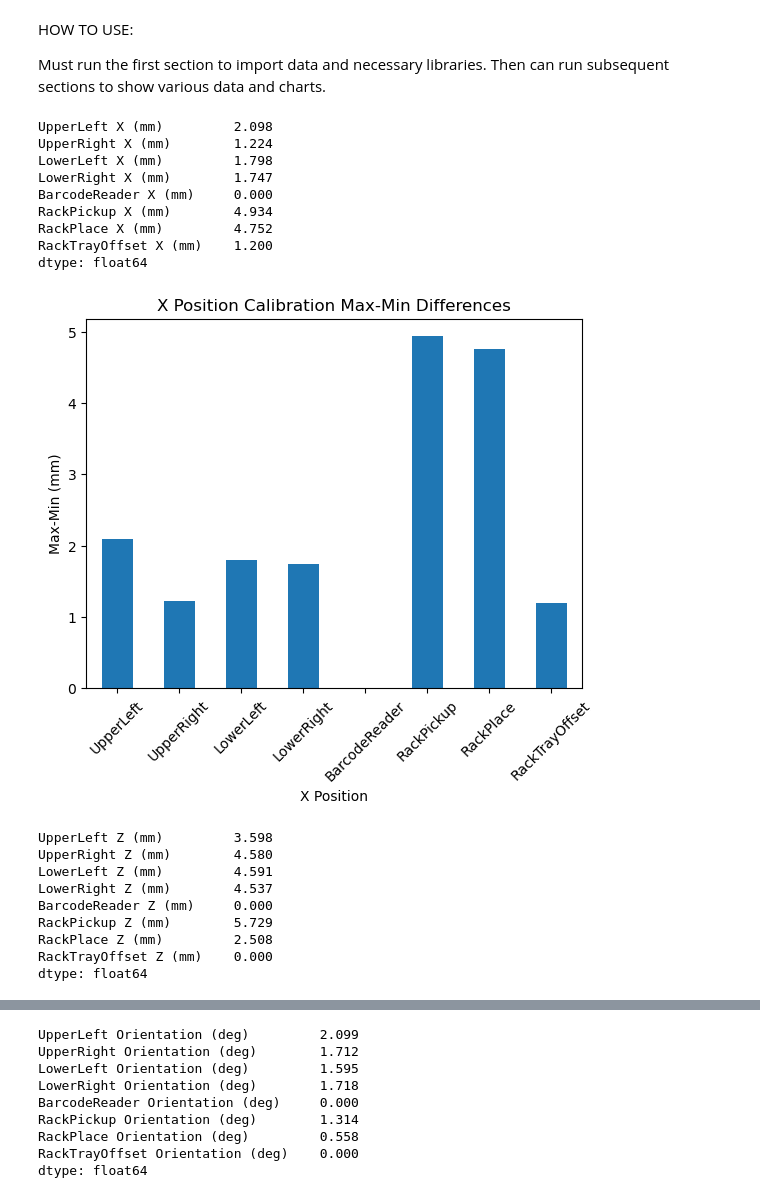
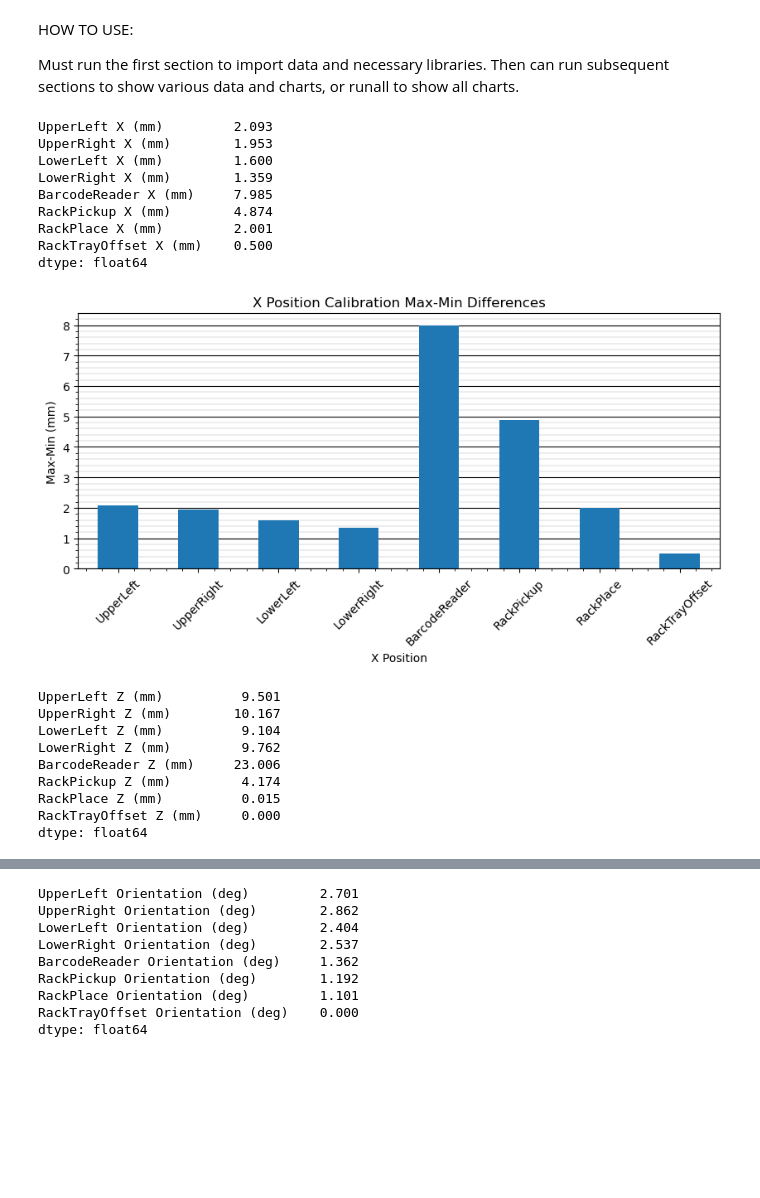
Before and after one commit to rtse-bruker/COBRA-calibration-visualizations, a Jupyter notebook: notebooks/calibration-over-time.ipynb, the cells around one changed output, grey strips where cells are left out. Cells and saved outputs as stored; diff of their text form; code cells hidden in the pictures; blank space fills up the shorter version.

Commit message:
better charts and data

```diff
--- a/notebooks/calibration-over-time.ipynb
+++ b/notebooks/calibration-over-time.ipynb
@@ -1,7 +1,7 @@
 # %% [markdown]
 HOW TO USE:
 
-Must run the first section to import data and necessary libraries. Then can run subsequent sections to show various data and charts.
+Must run the first section to import data and necessary libraries. Then can run subsequent sections to show various data and charts, or runall to show all charts.
 # %%
 '''
 Run this section to import libraries and load calibration data from the filepath below
@@ -10,42 +10,48 @@ import matplotlib.pyplot as plt
 import pandas
 import math
 
-df = pandas.read_csv('../data/QuickStrip-HTS-96-CalibrationHistory.csv', skipinitialspace=True)
-sorted_df = df.groupby('Date').last().reset_index() #make sorted data frame of last calibration for the day
-value_cols = df.columns.tolist()[2:] #list of cols but remove date and time
+all_calib_df = pandas.read_csv('../data/20251209_PP3_QuickStrip-HTS-96-CalibrationHistory.csv', skipinitialspace=True)
+last_daily_calib_df = all_calib_df.groupby('Date').last().reset_index() #make sorted data frame of last calibration for the day
+value_cols = all_calib_df.columns.tolist()[2:] #list of cols but remove date and time
 # %%
 '''
-Run this section to plot/show the differences between max and min calibration values for X/Z/Orientation
+Run this section to plot/show the differences between max and min calibration values for X/Z/Orientation of last
+daily calibrations
 '''
-difference_series = df[value_cols].max() - df[value_cols].min()
+difference_series = last_daily_calib_df[value_cols].max() - last_daily_calib_df[value_cols].min()
 labels = ['X Position', 'Z Position', 'Orientation']
 for i in range(3):
     axis_differences = difference_series[i::3]
     print(axis_differences)
     renamed_series = axis_differences.rename(index=lambda name: name.split(' ')[0])
     renamed_series.plot(kind='bar',
+                        figsize=(10,4),
                         title=f'{labels[i]} Calibration Max-Min Differences',
                         xlabel=f'{labels[i]}',
-                        ylabel='Max-Min (mm)')
+                        ylabel='Max-Min (mm)',
+                        zorder=2)
+    plt.minorticks_on()
+    plt.grid(axis='y', which='minor', linestyle='-', linewidth='0.2', color='gray')
+    plt.grid(axis='y', color='black', zorder=0)
     plt.xticks(rotation=45)
     plt.show()
 # %% [output]
-UpperLeft X (mm)         2.098
-UpperRight X (mm)        1.224
-LowerLeft X (mm)         1.798
-LowerRight X (mm)        1.747
-BarcodeReader X (mm)     0.000
-RackPickup X (mm)        4.934
-RackPlace X (mm)         4.752
-RackTrayOffset X (mm)    1.200
+UpperLeft X (mm)         2.093
+UpperRight X (mm)        1.953
+LowerLeft X (mm)         1.600
+LowerRight X (mm)        1.359
+BarcodeReader X (mm)     7.985
+RackPickup X (mm)        4.874
+RackPlace X (mm)         2.001
+RackTrayOffset X (mm)    0.500
 dtype: float64
-[figure, old version]
+[figure, new version]
-UpperLeft Z (mm)         3.598
-UpperRight Z (mm)        4.580
-LowerLeft Z (mm)         4.591
-LowerRight Z (mm)        4.537
-BarcodeReader Z (mm)     0.000
-RackPickup Z (mm)        5.729
-RackPlace Z (mm)         2.508
-RackTrayOffset Z (mm)    0.000
+UpperLeft Z (mm)          9.501
+UpperRight Z (mm)        10.167
+LowerLeft Z (mm)          9.104
+LowerRight Z (mm)         9.762
+BarcodeReader Z (mm)     23.006
+RackPickup Z (mm)         4.174
+RackPlace Z (mm)          0.015
+RackTrayOffset Z (mm)     0.000
 dtype: float64
@@ -53,9 +59,9 @@ dtype: float64
-UpperLeft Orientation (deg)         2.099
-UpperRight Orientation (deg)        1.712
-LowerLeft Orientation (deg)         1.595
-LowerRight Orientation (deg)        1.718
-BarcodeReader Orientation (deg)     0.000
-RackPickup Orientation (deg)        1.314
-RackPlace Orientation (deg)         0.558
+UpperLeft Orientation (deg)         2.701
+UpperRight Orientation (deg)        2.862
+LowerLeft Orientation (deg)         2.404
+LowerRight Orientation (deg)        2.537
+BarcodeReader Orientation (deg)     1.362
+RackPickup Orientation (deg)        1.192
+RackPlace Orientation (deg)         1.101
 RackTrayOffset Orientation (deg)    0.000
 dtype: float64
```
Also changed, not shown: parts of 2 cells of this notebook, 2 other files.
